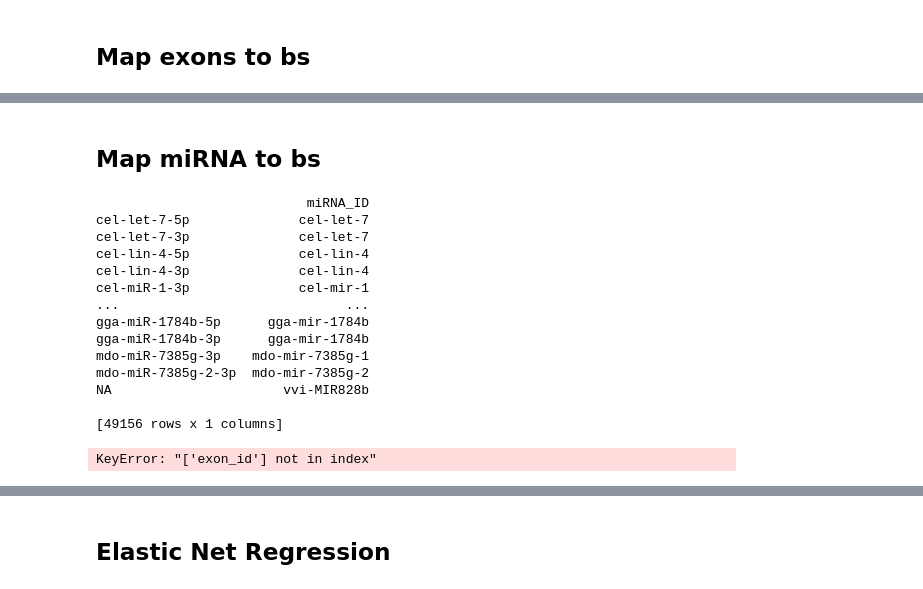
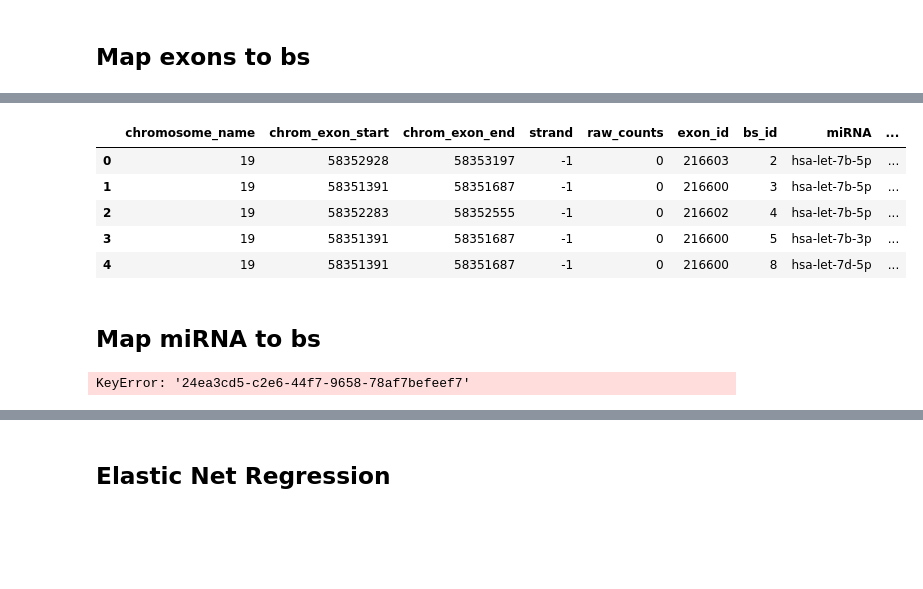
Before and after one commit to lenamariahackl/alt-splicing-mirna-reg, a Jupyter notebook: elastic_net.ipynb, the cells around one changed output, grey strips where cells are left out. Cells and saved outputs as stored; diff of their text form; code cells hidden in the pictures; blank space fills up the shorter version.

```diff
--- a/elastic_net.ipynb
+++ b/elastic_net.ipynb
@@ -487,14 +356,0 @@ bs_exons.head()
-# %%
-%%cython
-def is_in_exon(row, exon_counts):
-    bs_start = row.chrom_bs_start
-    bs_end = row.chrom_bs_end
-    here = exon_counts.loc[(exon_counts['chromosome_name'] == row.chromosome_name) & (exon_counts['strand'] == row.strand) & (exon_counts['chrom_exon_start'] <= bs_start) & (exon_counts['chrom_exon_end'] >= bs_end)]
-    count_list = str(list(here['raw_counts']))[1:-1]
-    return count_list if not count_list == '' else None
-#merge bs (important_counts) with exon counts (new_exon_counts)
-#takes too long! for 1 case id: x min
-important_counts['exon'] = important_counts.apply(lambda row: is_in_exon(row,new_exon_counts), axis=1)
-bs_exons = pd.DataFrame(important_counts.exons.str.split(',').tolist(),index=important_counts.bs_id)
-bs_exons = bs_exons.rename(columns={0: "exon_raw_count"})
-bs_exons.head()
@@ -523,0 +357,27 @@ exon_counts
+# %%
+#for a large data set, you will likely get a significant speed increase by creating an index for any column(s) used in the join condition.
+#https://stackoverflow.com/questions/30627968/merge-pandas-dataframes-where-one-value-is-between-two-others
+#instead use SQL
+import sqlite3
+conn = sqlite3.connect(':memory:') #Make the database in memory
+
+#write the tables
+important_counts.to_sql('bs', conn, index=False, dtype={"bs_id": 'INTEGER'})
+new_exon_counts.to_sql('counts', conn, index=True, index_label='exon_id', dtype={"raw_counts": 'INTEGER', "exon_id": 'INTEGER'})
+qry = '''
+    select
+        counts.chromosome_name, counts.chrom_exon_start, counts.chrom_exon_end, counts.strand, counts.raw_counts, counts.exon_id, bs.bs_id, bs.miRNA, bs.mRNA, bs.chrom_bs_start, bs.chrom_bs_end
+    from
+        bs inner join counts on
+        bs.chromosome_name = counts.chromosome_name and bs.strand = counts.strand and bs.chrom_bs_start >= counts.chrom_exon_start and bs.chrom_bs_end <= counts.chrom_exon_end
+    '''
+bs_exons = pd.read_sql_query(qry, conn) #only return bs with minimum 1 exon_id cause inner join (else left join)
+bs_exons.head()
+#TODO filter out all binding sites that have more than 1 exon_id: none for now
+# %% [output]
+|  | chromosome_name | chrom_exon_start | chrom_exon_end | strand | raw_counts | exon_id | bs_id | miRNA | ... |
+| 0 | 19 | 58352928 | 58353197 | -1 | 0 | 216603 | 2 | hsa-let-7b-5p | ... |
+| 1 | 19 | 58351391 | 58351687 | -1 | 0 | 216600 | 3 | hsa-let-7b-5p | ... |
+| 2 | 19 | 58352283 | 58352555 | -1 | 0 | 216602 | 4 | hsa-let-7b-5p | ... |
+| 3 | 19 | 58351391 | 58351687 | -1 | 0 | 216600 | 5 | hsa-let-7b-3p | ... |
+| 4 | 19 | 58351391 | 58351687 | -1 | 0 | 216600 | 8 | hsa-let-7d-5p | ... |
@@ -525,35 +404,25 @@ exon_counts
 ## Map miRNA to bs
 # %%
 #map miRNA ID to mature ID
-mirna_counts = all_mirna_dfs['45bdcfd6-1e3f-4be8-b843-ae949e8e43eb']#case_id]
+mirna_counts = all_mirna_dfs[case_id]
 
 trans = pd.DataFrame.from_dict(read_in_miRNA(path2+'miRNA2mature.fasta'), orient='index')#,columns=["mirna", "mature"])
 trans = trans.rename(columns={0: "miRNA_ID"})
 trans[['miRNA_ID']] = trans[['miRNA_ID']].astype('str').astype('category')
-print(trans)
 
 #map miRNA to miRNA family
 mirna_families = read_in_mirna_families(path_tarp+'mapping_miRNA_families.fasta')
 trans = trans.join(mirna_families,how='inner')
 
-bs_mirnas = important_counts[['exon_id','miRNA']].join(trans,on='miRNA').merge(mirna_counts[['miRNA_ID','read_count']],on='miRNA_ID')
-#print(bs_mirnas)
-bs_mirnas.drop(['miRNA','miRNA_ID'], axis=1, inplace=True)
-bs_mirnas = bs_mirnas.rename(columns={'read_count': "mirna_read_count"})
+bs_mirnas = bs_exons[['exon_id','raw_counts','miRNA']].join(trans,on='miRNA').merge(mirna_counts[['miRNA_ID','read_count']],on='miRNA_ID')
+#bs_mirnas.drop(['miRNA','miRNA_ID'], axis=1, inplace=True)
+bs_mirnas = bs_mirnas.rename(columns={'read_count': "mirna_read_count",'raw_counts':'exon_raw_counts','miRNA family name':'mirna_family'})
+bs_mirnas[['mirna_read_count']] = bs_mirnas[['mirna_read_count']].astype('int')#TODO do this early before saving
 bs_mirnas.head()
+
+#2693 with hsa in miRNA2mature / 49156 overall in miRNA2mature (also other species eg cel)
+#2656 if inner join cause only 2656 families
+#TODO check if miRNA counts from TCGA are more different miRNAs?
+#TODO is inner right? are some in important counts None?
 # %% [output]
-                           miRNA_ID
-cel-let-7-5p              cel-let-7
-cel-let-7-3p              cel-let-7
-cel-lin-4-5p              cel-lin-4
-cel-lin-4-3p              cel-lin-4
-cel-miR-1-3p              cel-mir-1
-...                             ...
-gga-miR-1784b-5p      gga-mir-1784b
-gga-miR-1784b-3p      gga-mir-1784b
-mdo-miR-7385g-3p    mdo-mir-7385g-1
-mdo-miR-7385g-2-3p  mdo-mir-7385g-2
-NA                      vvi-MIR828b
-
-[49156 rows x 1 columns]
+KeyError: '24ea3cd5-c2e6-44f7-9658-78af7befeef7'
-KeyError: "['exon_id'] not in index"
```
Also changed, not shown: parts of 49 cells of this notebook.
